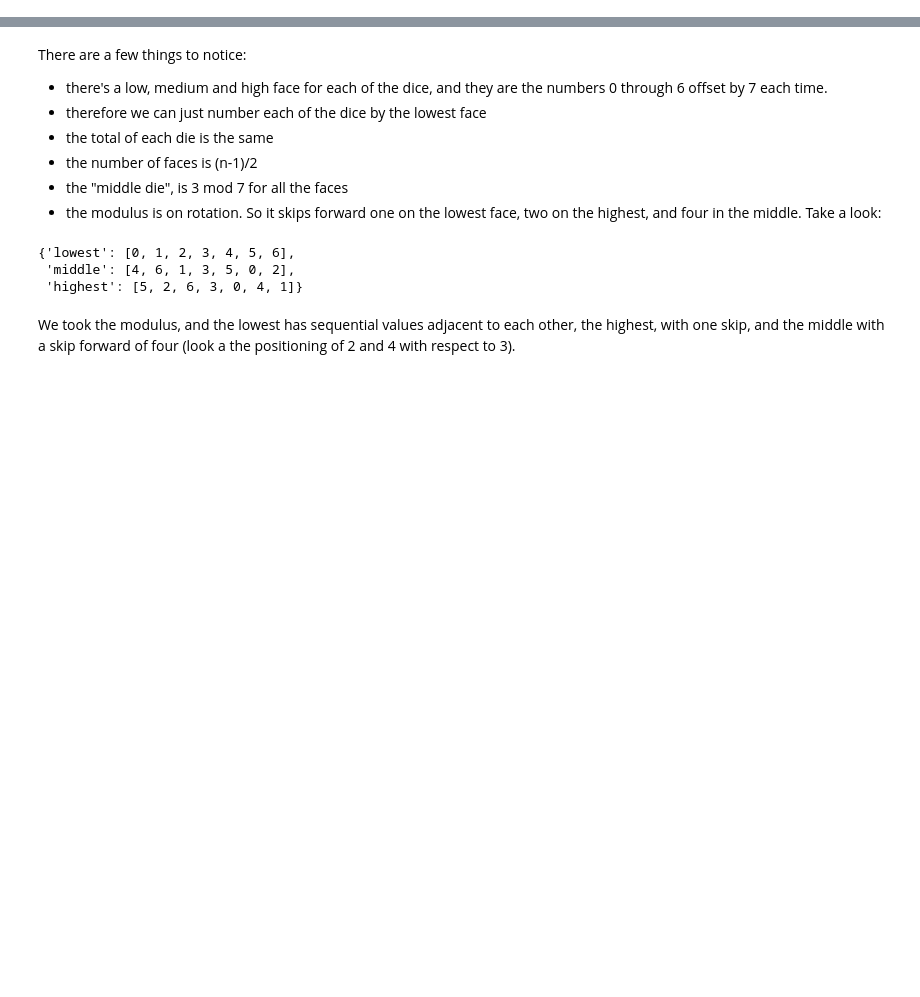
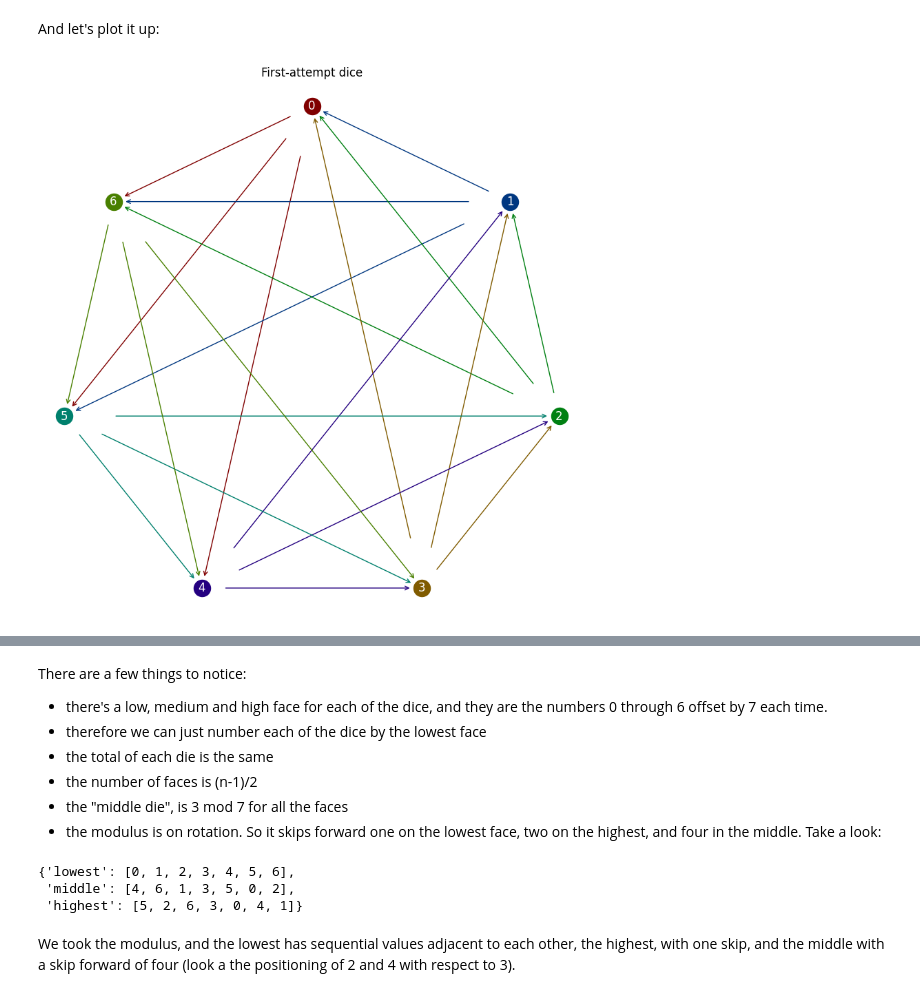
Before and after one commit to NGeorgescu/math_problems, a Jupyter notebook: intransitive.ipynb, the cells around one changed output, grey strips where cells are left out. Saved outputs shown, nothing was run; the diff lists cells and outputs as text; code cells hidden in the pictures; blank space fills up the shorter version.

Commit message:
edits to intransitive dice

```diff
--- a/intransitive.ipynb
+++ b/intransitive.ipynb
@@ -14,0 +45,19 @@ Let's look at the three-player version for some hints. Oscar's dice are three-si
+# %%
+# Let's also define a win dictionary:
+d_wins = lambda d: {i[0]:sorted(j[0] for j in d if wins(i,j)>0) for i in sorted(d)}
+
+# a function which tells us by how much one wins over another
+bias = lambda d1, d2: sum([(j<i)-(i<j) for i in d1 for j in d2])
+
+# the sign of the win function, negative means the second die wins, positive means the first
+wins = lambda d1,d2: np.sign(bias(d1,d2))
+# %%
+# define a function that shows by how much
+has_winning_die = lambda s: Counter([j[0] for i in s for j in d if i!=j if wins(i,j)>0]).most_common(1)[0][1]==p
+
+#test that any list-of-lists with dice faces is uniquely valued
+dice_uniquely_valued = lambda t: all([c*n==len(set([j for k in i for j in k])) for i in t])
+
+
+w = d_wins(d)
+pprint(w)
@@ -14,0 +72,32 @@ Let's look at the three-player version for some hints. Oscar's dice are three-si
+# %% [markdown]
+And let's plot it up:
+# %%
+def plot_graph(w, title=None, figsize=10, start_node_radius = .1 , end_node_radius = 0.04 ):
+    n,sorted_nodes  = len(w), sorted(w.keys())
+    colors = [colorsys.hsv_to_rgb(i*5%n * 5/6/n, 1, 0.5) for i in range(n)]
+    edges = [[i, k] for i, j in w.items() for k in j]
+    angles = np.linspace(0, 2 * np.pi, len(sorted_nodes), endpoint=False)
+    pos = {node: (np.sin(angle), np.cos(angle)) for node, angle in zip(sorted_nodes, angles)}
+    edge_colors = [colors[u % n] for u, v in edges]
+    node_colors = [colors[node % n] for node in sorted_nodes]
+    fig, ax = plt.subplots(figsize=(figsize, figsize))
+    [ax.scatter(*pos[node], color=node_colors[node], s=300, zorder=3) for node in sorted_nodes]
+    [ax.text(pos[node][0], pos[node][1], str(node), color='white', fontsize=12,
+             ha='center', va='center') for node in sorted_nodes]
+    for (u, v), c in zip(edges,edge_colors):
+        start, end  = np.array(pos[u]), np.array(pos[v])
+        direction = end - start
+        unit_direction = direction / np.linalg.norm(direction)
+        start_short = start + direction * start_node_radius
+        end_short = end - unit_direction * end_node_radius
+        ax.annotate("",
+                    xy=end_short, xycoords='data',
+                    xytext=start_short, textcoords='data',
+                    arrowprops=dict(arrowstyle="->", color=c))
+    plt.axis('off'); plt.axis('equal')
+    if title: plt.title(title)
+    plt.show()
+
+plot_graph(w, title='First-attempt dice')
+# %% [output]
+[figure, added]
```
Also changed, not shown: parts of 25 cells of this notebook.
